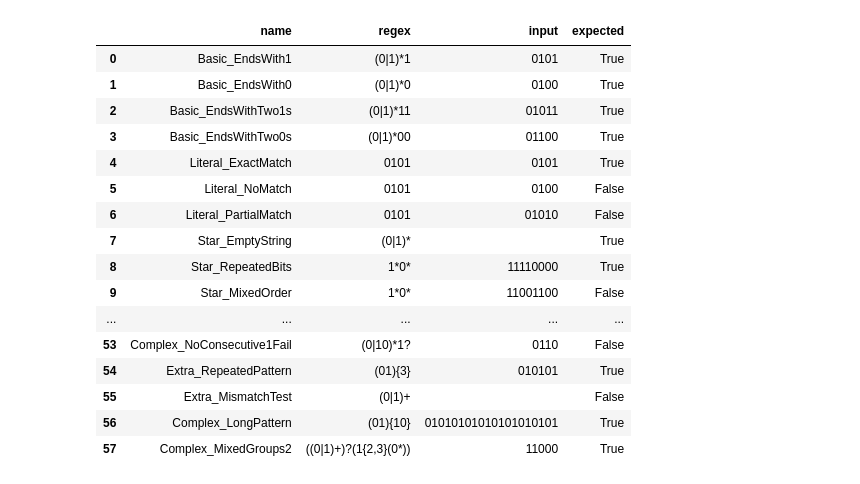
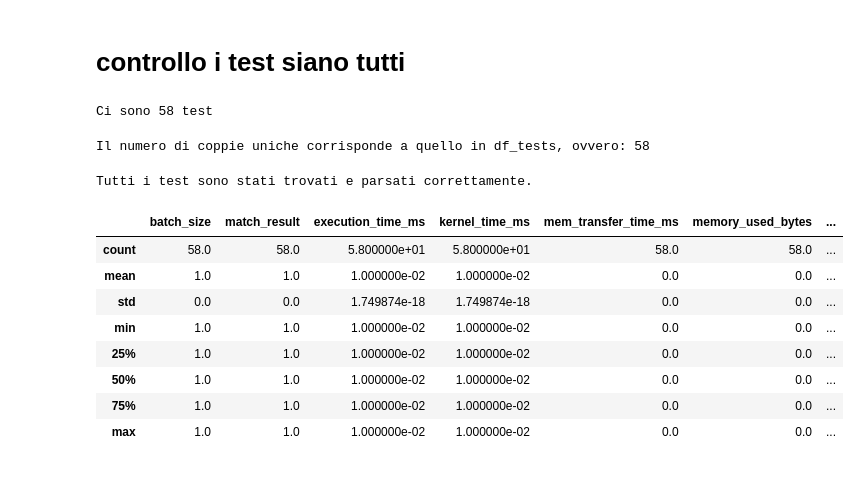
Before and after one commit to alepot55/triton_vs_cuda_fsa, a Jupyter notebook: scripts/notebook.ipynb, the cells around one changed output. Cells and saved outputs as stored; diff of their text form; code cells hidden in the pictures.

```diff
--- a/scripts/notebook.ipynb
+++ b/scripts/notebook.ipynb
@@ -74,3 +78,5 @@ triton_df.describe()
+# %% [markdown]
+# controllo i test siano tutti
 # %%
 # Legge il file e costruisce un dataframe con le colonne: name, regex, input, expected
 data = []
@@ -105,22 +111,48 @@ if current_test:
 
 # Crea il DataFrame con le colonne rilevanti
 df_tests = pd.DataFrame(data)
-df_tests
+df_tests.head()
+print("Ci sono", len(df_tests), "test")
 # %% [output]
-|  | name | regex | input | expected |
-| 0 | Basic_EndsWith1 | (0|1)*1 | 0101 | True |
-| 1 | Basic_EndsWith0 | (0|1)*0 | 0100 | True |
-| 2 | Basic_EndsWithTwo1s | (0|1)*11 | 01011 | True |
-| 3 | Basic_EndsWithTwo0s | (0|1)*00 | 01100 | True |
-| 4 | Literal_ExactMatch | 0101 | 0101 | True |
-| 5 | Literal_NoMatch | 0101 | 0100 | False |
-| 6 | Literal_PartialMatch | 0101 | 01010 | False |
-| 7 | Star_EmptyString | (0|1)* |  | True |
-| 8 | Star_RepeatedBits | 1*0* | 11110000 | True |
-| 9 | Star_MixedOrder | 1*0* | 11001100 | False |
-| ... | ... | ... | ... | ... |
-| 53 | Complex_NoConsecutive1Fail | (0|10)*1? | 0110 | False |
-| 54 | Extra_RepeatedPattern | (01){3} | 010101 | True |
-| 55 | Extra_MismatchTest | (0|1)+ |  | False |
-| 56 | Complex_LongPattern | (01){10} | 01010101010101010101 | True |
-| 57 | Complex_MixedGroups2 | ((0|1)+)?(1{2,3}(0*)) | 11000 | True |
+Ci sono 58 test
+# %%
+# prendi le coppie regex e inpu uniche da df e verificano che siano quante quelle in df_tests
+df_tests_unique = df_tests[['regex', 'input']].drop_duplicates()
+assert len(df_tests_unique) == len(df_tests), "Il numero di coppie uniche non corrisponde a quello in df_tests"
+print("Il numero di coppie uniche corrisponde a quello in df_tests, ovvero:", len(df_tests_unique))
+# %% [output]
+Il numero di coppie uniche corrisponde a quello in df_tests, ovvero: 58
+# %%
+# usa il parser in ../tests/cases/parser.py per generare i test e visualizza i risultati
+import sys
+import os
+# Add the ../tests/cases folder to sys.path so we can import parser.py as a module
+cases_path = os.path.abspath(os.path.join('..', 'tests', 'cases'))
+if cases_path not in sys.path:
+    sys.path.insert(0, cases_path)
+
+from parser import parse_test_file
+test_list = parse_test_file('../tests/cases/test_cases.txt')
+df_parsed_tests = pd.DataFrame(test_list)
+
+# trova i mancanti da df_tests
+missing_tests = df_tests[~df_tests.set_index(['regex', 'input']).index.isin(df_parsed_tests.set_index(['regex', 'input']).index)]
+if not missing_tests.empty:
+    print("Test mancanti: " + str(len(df_tests)) + " - " + str(len(df_parsed_tests)) + " = " + str(len(missing_tests)))
+    print(missing_tests)
+else:
+    print("Tutti i test sono stati trovati e parsati correttamente.")
+# %% [output]
+Tutti i test sono stati trovati e parsati correttamente.
+# %%
+cuda_df.describe()
+# %% [output]
+|  | batch_size | match_result | execution_time_ms | kernel_time_ms | mem_transfer_time_ms | memory_used_bytes | ... |
+| count | 58.0 | 58.0 | 5.800000e+01 | 5.800000e+01 | 58.0 | 58.0 | ... |
+| mean | 1.0 | 1.0 | 1.000000e-02 | 1.000000e-02 | 0.0 | 0.0 | ... |
+| std | 0.0 | 0.0 | 1.749874e-18 | 1.749874e-18 | 0.0 | 0.0 | ... |
+| min | 1.0 | 1.0 | 1.000000e-02 | 1.000000e-02 | 0.0 | 0.0 | ... |
+| 25% | 1.0 | 1.0 | 1.000000e-02 | 1.000000e-02 | 0.0 | 0.0 | ... |
+| 50% | 1.0 | 1.0 | 1.000000e-02 | 1.000000e-02 | 0.0 | 0.0 | ... |
+| 75% | 1.0 | 1.0 | 1.000000e-02 | 1.000000e-02 | 0.0 | 0.0 | ... |
+| max | 1.0 | 1.0 | 1.000000e-02 | 1.000000e-02 | 0.0 | 0.0 | ... |
```
Also changed, not shown: parts of 9 cells of this notebook, 13 other files.
